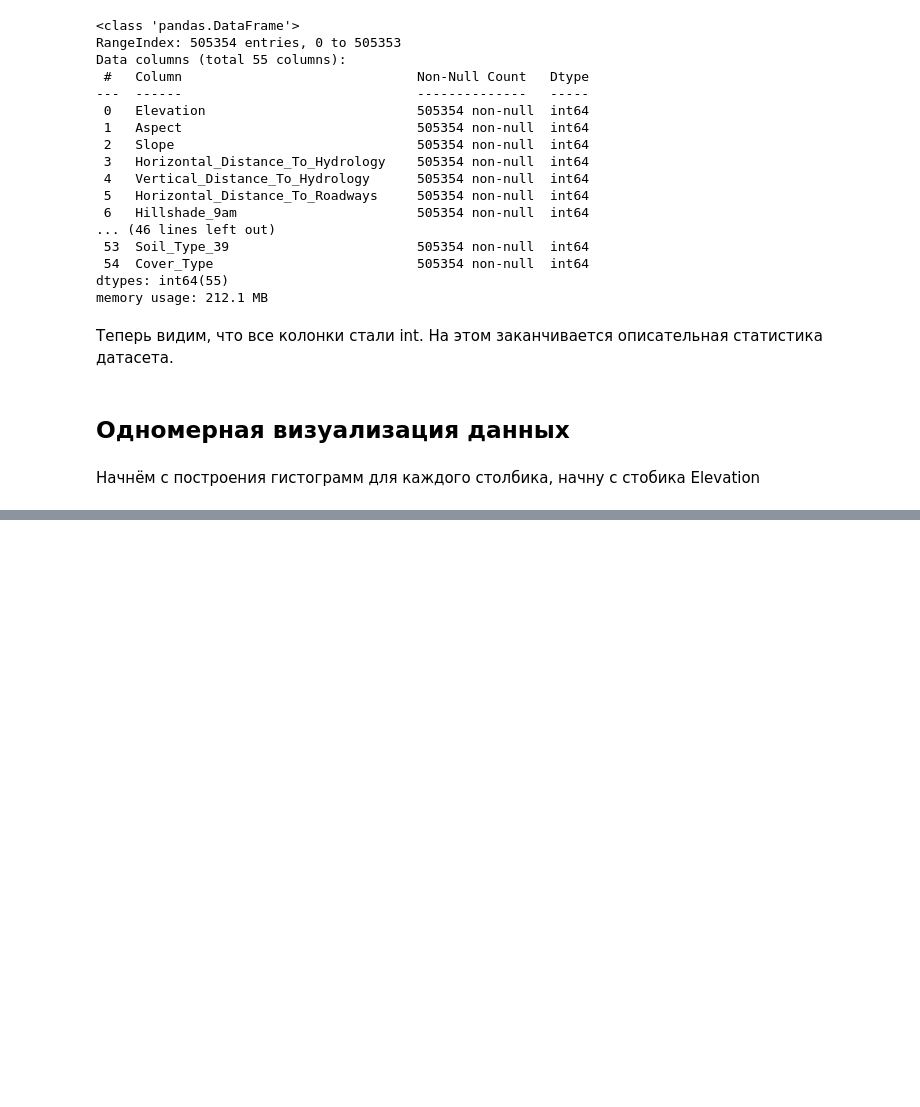
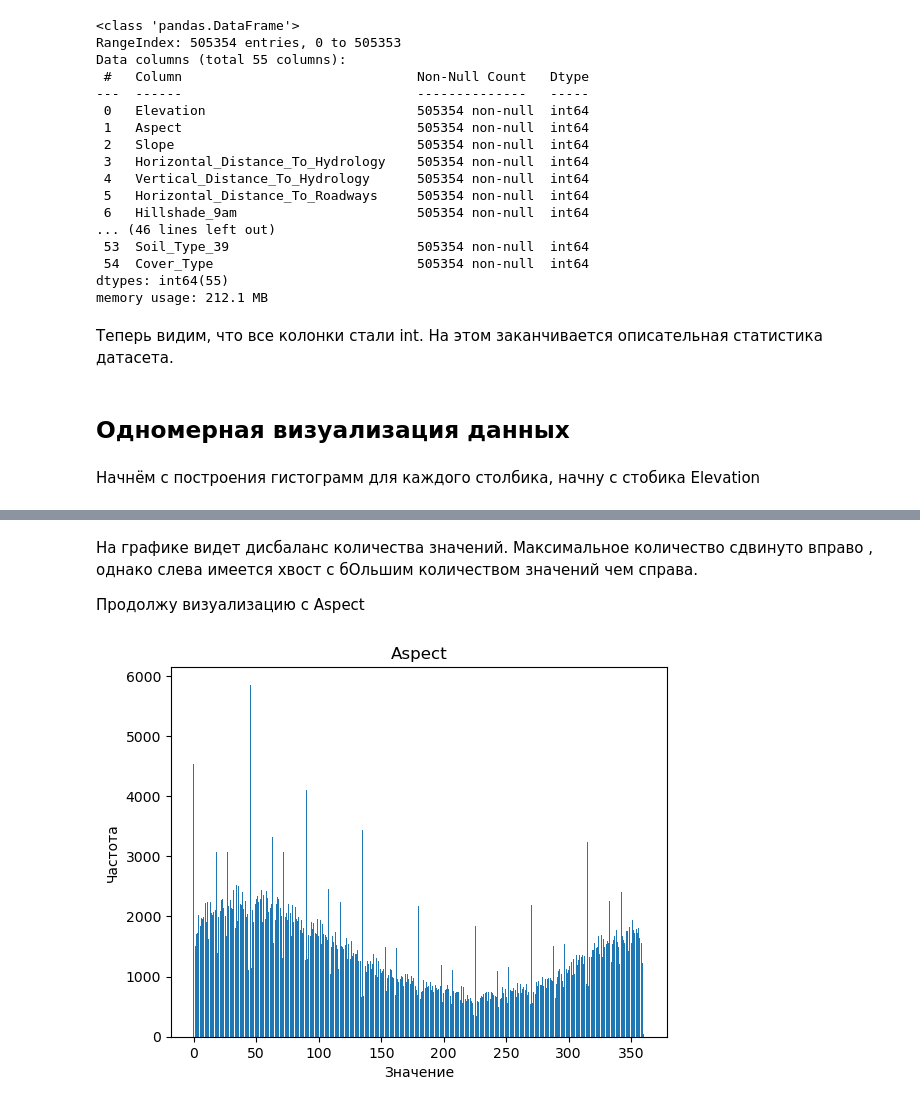
Before and after one commit to KorolevIvanMi/ML, a Jupyter notebook: labs/lab2.ipynb, the cells around one changed output, grey strips where cells are left out. Saved outputs shown, nothing was run; the diff lists cells and outputs as text; code cells hidden in the pictures; blank space fills up the shorter version.

```diff
--- a/labs/lab2.ipynb
+++ b/labs/lab2.ipynb
@@ -99,0 +128,13 @@ memory usage: 212.1 MB
+# %% [markdown]
+На графике видет дисбаланс количества значений. Максимальное количество сдвинуто вправо , однако слева имеется хвост с бОльшим количеством значений чем справа.
+
+Продолжу визуализацию с Aspect
+# %%
+count = ds_original.Aspect.value_counts()
+plt.bar(count.index, count.values)
+plt.title("Aspect")
+plt.ylabel('Частота')
+plt.xlabel("Значение")
+plt.show()
+# %% [output]
+[figure, added]
```
Also changed, not shown: parts of 65 cells of this notebook, 1 other file.
